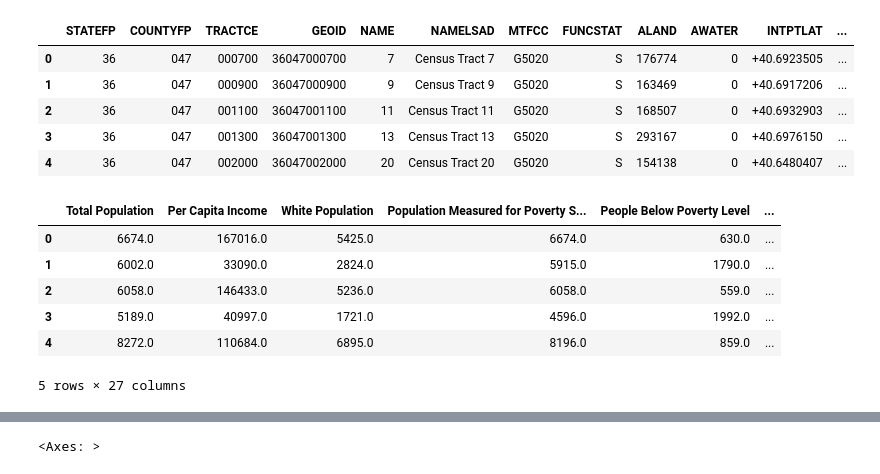
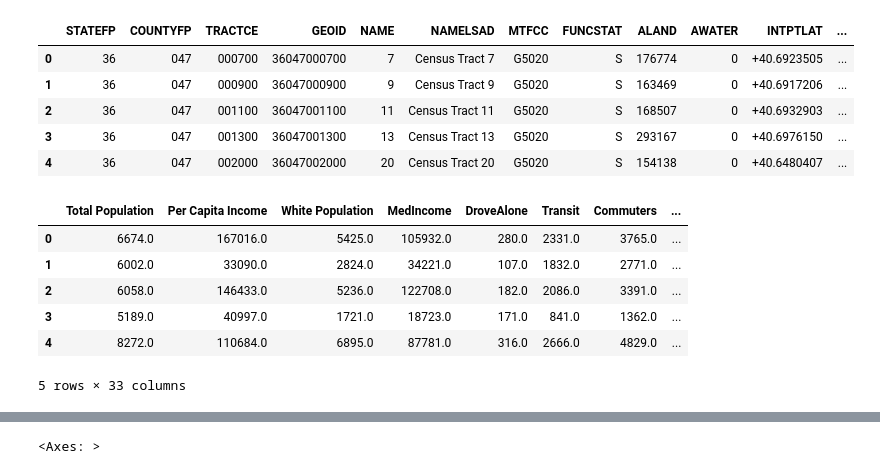
Before and after one commit to Sidbaobao/Final_project_data__science, a Jupyter notebook: sm2986_HW5 collaboration.ipynb, the cells around one changed output, grey strips where cells are left out. Saved outputs shown, nothing was run; the diff lists cells and outputs as text; code cells hidden in the pictures.

```diff
--- a/sm2986_HW5 collaboration.ipynb
+++ b/sm2986_HW5 collaboration.ipynb
@@ -77,10 +63,12 @@ c = Census(CENSUS_KEY)
 variables = {'B02001_001E': 'Total Population',
     'B19301_001E': 'Per Capita Income',
     'B02001_002E': 'White Population',
-    'B17001_001E': 'Population Measured for Poverty Status',
+    'B06011_001E': 'MedIncome',
+    'B08006_003E': 'DroveAlone',
+    'B08006_008E': 'Transit',
+    'B08006_001E': 'Commuters',
     'B17001_002E': 'People Below Poverty Level',
-    'B25003_001E': 'Occupied_units',
-    'B25003_003E': 'Renter_occupied_units'}   # ← NEW: tenure variable
+    'B25003_001E': 'Occupied_units'}
 
 ny_tracts = c.acs5.get(
     list(variables.keys()),
@@ -90,4 +78,3 @@ ny_tracts = c.acs5.get(
 )
 
 ## Comment: Need to decide which variables we are gonna add
-## renter-occupied units added for tenure analysis
@@ -128,0 +81,14 @@ ny_df.head()
+# %%
+ny_df = pd.DataFrame(ny_tracts)
+ny_df = ny_df.rename(columns=variables)
+ny_df['GEOID'] = ny_df['state'] + ny_df['county'] + ny_df['tract']
+ny_df["pct_white"] = ny_df["White Population"] / ny_df["Total Population"]
+ny_df["pct_nonwhite"] = 1 - ny_df["pct_white"]
+ny_df["pct_drive"] = ny_df["DroveAlone"] / ny_df["Commuters"]
+ny_df["pct_publictransit"] = ny_df["Transit"] / ny_df["Commuters"]
+ny_df["pct_pov"] = ny_df["People Below Poverty Level"] / ny_df["Total Population"]
+ny_df.head()
+## Comment:  Rename ACS variable codes into readable names.
+## Create a unique `GEOID` for each tract.
+## Calculate key percentage variables, such as white share, nonwhite share, and poverty rate.
+## Keep the dataframe ready for later merging with tract geometries.
@@ -150,15 +123,18 @@ tracts.head()
 | 4 | 36 | 047 | 002000 | 36047002000 | 20 | Census Tract 20 | G5020 | S | 154138 | 0 | +40.6480407 | ... |
 # %%
 ny_df_tracts = pd.merge(left=ny_df, right=tracts, on='GEOID', how='left')
+ny_df_tracts["area_km2"] = ny_df_tracts["ALAND"] / 1e6
+ny_df_tracts["pop_density"] = ny_df_tracts["Total Population"] / (ny_df_tracts["ALAND"] / 1e6)
+ny_df_tracts["log_pop_density"] = np.log(ny_df_tracts["pop_density"])
 ny_df_tracts.head()
 ## Comment: matches the two datasets by tract ID,
 ## keeps all rows from the social data,
 ## attaches tract geometries for later spatial analysis.
 # %% [output]
-|  | Total Population | Per Capita Income | White Population | Population Measured for Poverty S... | People Below Poverty Level | ... |
-| 0 | 6674.0 | 167016.0 | 5425.0 | 6674.0 | 630.0 | ... |
-| 1 | 6002.0 | 33090.0 | 2824.0 | 5915.0 | 1790.0 | ... |
-| 2 | 6058.0 | 146433.0 | 5236.0 | 6058.0 | 559.0 | ... |
-| 3 | 5189.0 | 40997.0 | 1721.0 | 4596.0 | 1992.0 | ... |
-| 4 | 8272.0 | 110684.0 | 6895.0 | 8196.0 | 859.0 | ... |
+|  | Total Population | Per Capita Income | White Population | MedIncome | DroveAlone | Transit | Commuters | ... |
+| 0 | 6674.0 | 167016.0 | 5425.0 | 105932.0 | 280.0 | 2331.0 | 3765.0 | ... |
+| 1 | 6002.0 | 33090.0 | 2824.0 | 34221.0 | 107.0 | 1832.0 | 2771.0 | ... |
+| 2 | 6058.0 | 146433.0 | 5236.0 | 122708.0 | 182.0 | 2086.0 | 3391.0 | ... |
+| 3 | 5189.0 | 40997.0 | 1721.0 | 18723.0 | 171.0 | 841.0 | 1362.0 | ... |
+| 4 | 8272.0 | 110684.0 | 6895.0 | 87781.0 | 316.0 | 2666.0 | 4829.0 | ... |
-5 rows × 27 columns
+5 rows × 33 columns
```
Also changed, not shown: parts of 93 cells of this notebook.
